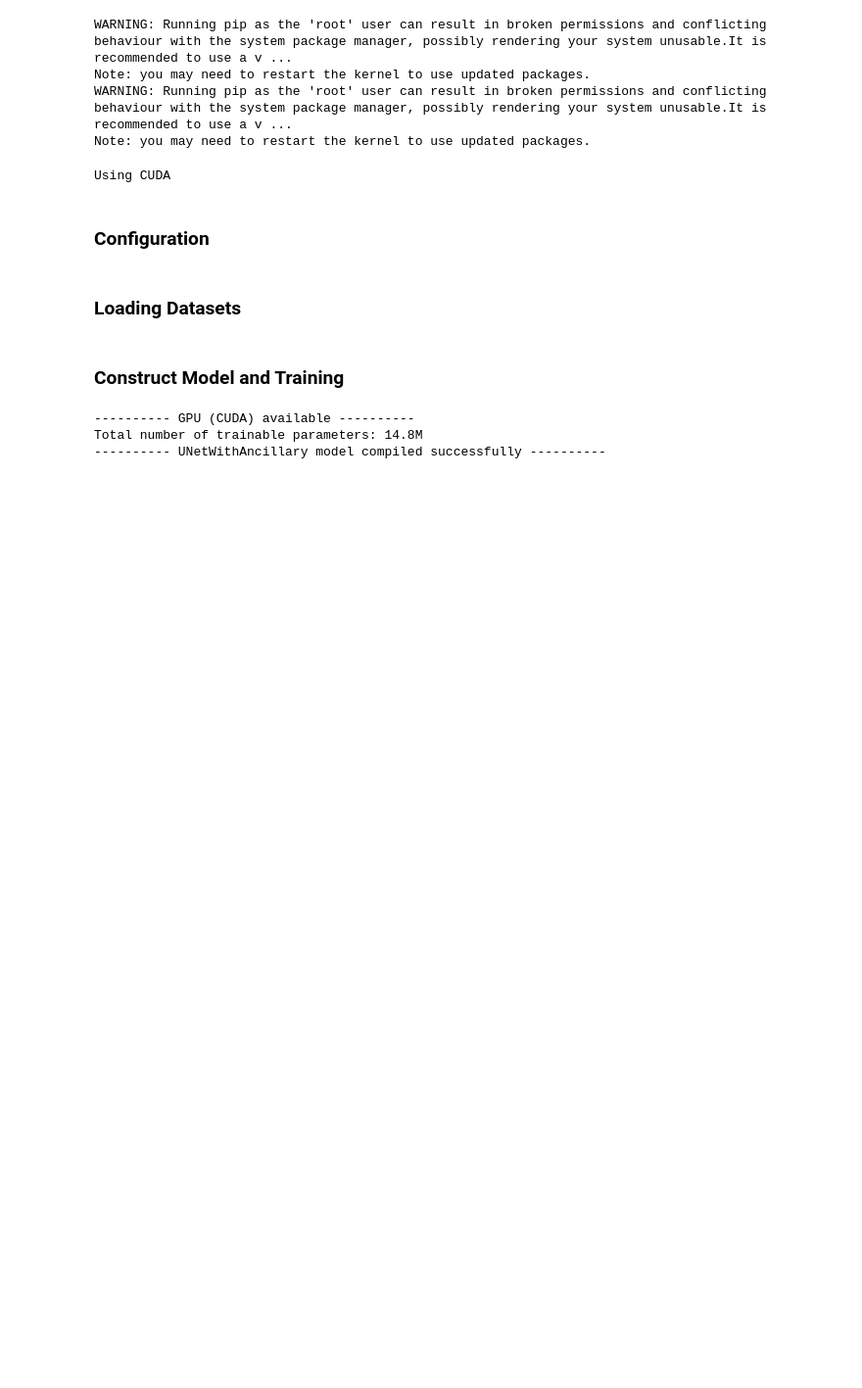
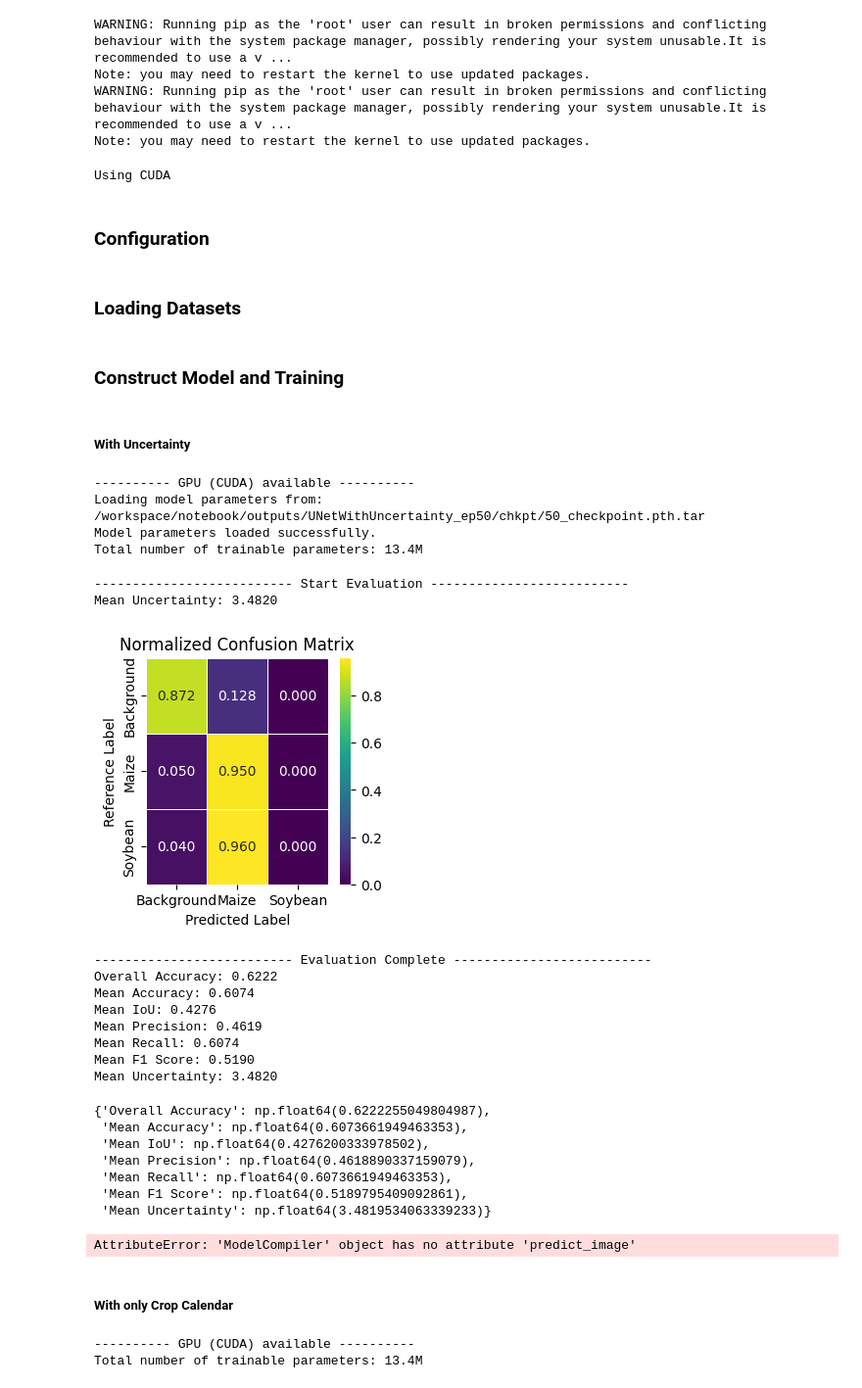
Before and after one commit to hanxLi/streetview_crop_classification, a Jupyter notebook: notebook/training_pipeline_crop_calendar.ipynb, the cells around one changed output. Shown at 98% size. Cells and saved outputs as stored; diff of their text form; code cells hidden in the pictures; blank space fills up the shorter version.

Commit message:
Update Uncertainty and Ancillary UNet; WIP: Solving class Unbalanced

```diff
--- a/notebook/training_pipeline_crop_calendar.ipynb
+++ b/notebook/training_pipeline_crop_calendar.ipynb
@@ -38,7 +38,7 @@ Using CUDA
 # %%
 config = {
     "model": {
-        "type": "UNetWithAncillary",  # Example model type, replace with your actual model class name
+        "type": "UNetWithUncertainty",  # Example model type, replace with your actual model class name
         "params": {
             "in_channels": 9,  # Since we are using 9-channel input images
             "out_channels": 3   # Number of output classes for segmentation
@@ -47,11 +47,11 @@ config = {
     "training": {
         "epochs": 50,
         "batch_size": 32,
-        "learning_rate": 0.01,
+        "learning_rate": 0.1,
         "optimizer": {
             "type": "Adam",
             "params": {
-                "lr": 0.01
+                "lr": 0.1
             }
         },
         "scheduler": {
@@ -61,7 +61,7 @@ config = {
                 "gamma": 0.5
             }
         },
-        "criterion": BalancedCrossEntropyLoss(),  # or you can use your custom loss like BalancedCrossEntropyLoss
+        "criterion": AleatoricLoss(),
         "resume" : False,
         "resume_epoch" : None,
     },
@@ -122,13 +122,11 @@ train_loader = DataLoader(train_dataset, batch_size=config['training']['batch_si
 val_loader = DataLoader(val_dataset, batch_size=config['training']['batch_size'], shuffle=False)
 # %% [markdown]
 ### Construct Model and Training
+# %% [markdown]
+##### With Uncertainty
 # %%
-model = UNetWithAncillary(n_channels=config['model']['params']['in_channels'],
+model = UNetWithUncertainty(n_channels=config['model']['params']['in_channels'],
                           n_classes=config['model']['params']['out_channels'],
                           ancillary_data_dim=3)
 model_comp = ModelCompiler(model=model,
                            params_init=None)
-# %% [output]
----------- GPU (CUDA) available ----------
-Total number of trainable parameters: 14.8M
----------- UNetWithAncillary model compiled successfully ----------
@@ -135,3 +147,55 @@ Total number of trainable parameters: 14.8M
+# %%
+model = UNetWithUncertainty(n_channels=config['model']['params']['in_channels'],
+                          n_classes=config['model']['params']['out_channels'],
+                          ancillary_data_dim=3)
+model_comp = ModelCompiler(model=model,
+                           params_init="/workspace/notebook/outputs/UNetWithUncertainty_ep50/chkpt/50_checkpoint.pth.tar")
+# %% [output]
+---------- GPU (CUDA) available ----------
+Loading model parameters from: /workspace/notebook/outputs/UNetWithUncertainty_ep50/chkpt/50_checkpoint.pth.tar
+Model parameters loaded successfully.
+Total number of trainable parameters: 13.4M
+# %%
+model_comp.evaluate(dataloader=val_loader,
+                    num_classes=config['model']['params']['out_channels'],
+                    out_name=config['evaluation']['filename'],
+                    class_mapping=config['evaluation']['class_mapping'],
+                    log_uncertainty=True)
+# %% [output]
+-------------------------- Start Evaluation --------------------------
+Mean Uncertainty: 3.4820
+[figure, added]
+-------------------------- Evaluation Complete --------------------------
+Overall Accuracy: 0.6222
+Mean Accuracy: 0.6074
+Mean IoU: 0.4276
+Mean Precision: 0.4619
+Mean Recall: 0.6074
+Mean F1 Score: 0.5190
+Mean Uncertainty: 3.4820
+{'Overall Accuracy': np.float64(0.6222255049804987),
+ 'Mean Accuracy': np.float64(0.6073661949463353),
+ 'Mean IoU': np.float64(0.4276200333978502),
+ 'Mean Precision': np.float64(0.4618890337159079),
+ 'Mean Recall': np.float64(0.6073661949463353),
+ 'Mean F1 Score': np.float64(0.5189795409092861),
+ 'Mean Uncertainty': np.float64(3.4819534063339233)}
+# %%
+model_comp.predict_image("/workspace/data/data/all_sv_imgs/IMG_2022_004.jpg", )
+# %% [output]
+AttributeError: 'ModelCompiler' object has no attribute 'predict_image'
+# %% [markdown]
+##### With only Crop Calendar
+# %%
+model = UNetWithFiLM(n_channels=config['model']['params']['in_channels'],
+                     n_classes=config['model']['params']['out_channels'],
+                     ancillary_data_dim=3,
+                     use_dropout=False)
+model_comp = ModelCompiler(model=model,
+                           params_init=None)
+# %% [output]
+---------- GPU (CUDA) available ----------
+Total number of trainable parameters: 13.4M
 # %%
 model_comp.fit(
     trainDataset=train_loader,
```
Also changed, not shown: parts of 5 cells of this notebook, 7 other files.
